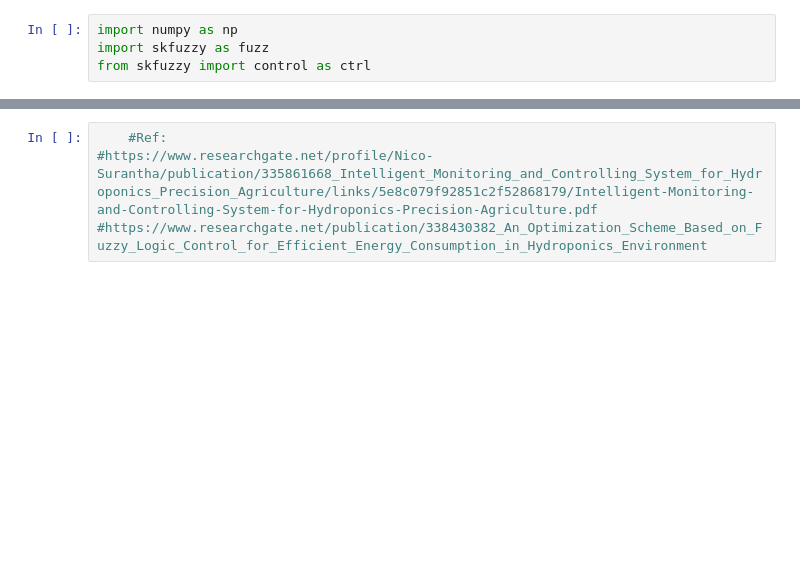
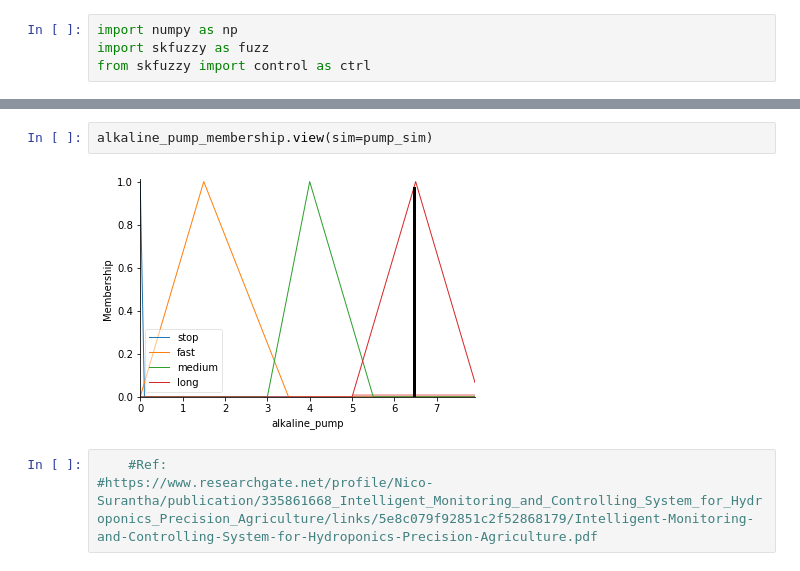
Before and after one commit to SGH-Project-2022/Fuzzy-Logic, a Jupyter notebook: PHFuzzyLogic.ipynb, the cells around one changed output, grey strips where cells are left out. Drawn from its saved outputs; the diff is of its cells as text; blank space fills up the shorter version.

```diff
--- a/PHFuzzyLogic.ipynb
+++ b/PHFuzzyLogic.ipynb
@@ -75,4 +170,7 @@ PH_Pump.view(sim=PH_Pump_Du_sim)
+# %%
+alkaline_pump_membership.view(sim=pump_sim)
+# %% [output]
+[figure, added]
 # %%
     #Ref:
 #https://www.researchgate.net/profile/Nico-Surantha/publication/335861668_Intelligent_Monitoring_and_Controlling_System_for_Hydroponics_Precision_Agriculture/links/5e8c079f92851c2f52868179/Intelligent-Monitoring-and-Controlling-System-for-Hydroponics-Precision-Agriculture.pdf
-#https://www.researchgate.net/publication/338430382_An_Optimization_Scheme_Based_on_Fuzzy_Logic_Control_for_Efficient_Energy_Consumption_in_Hydroponics_Environment
```
Also changed, not shown: parts of 11 cells of this notebook.
